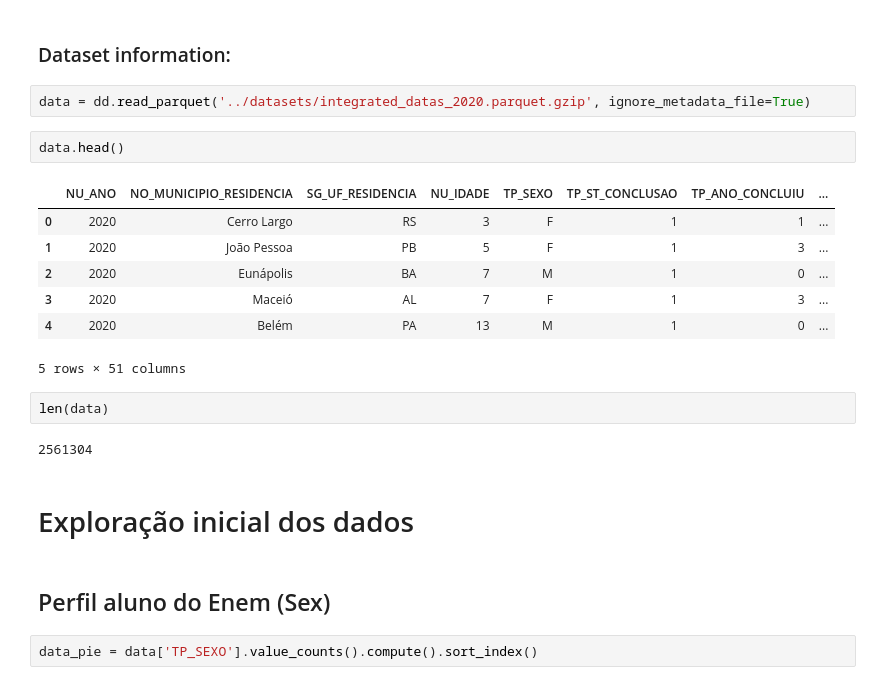
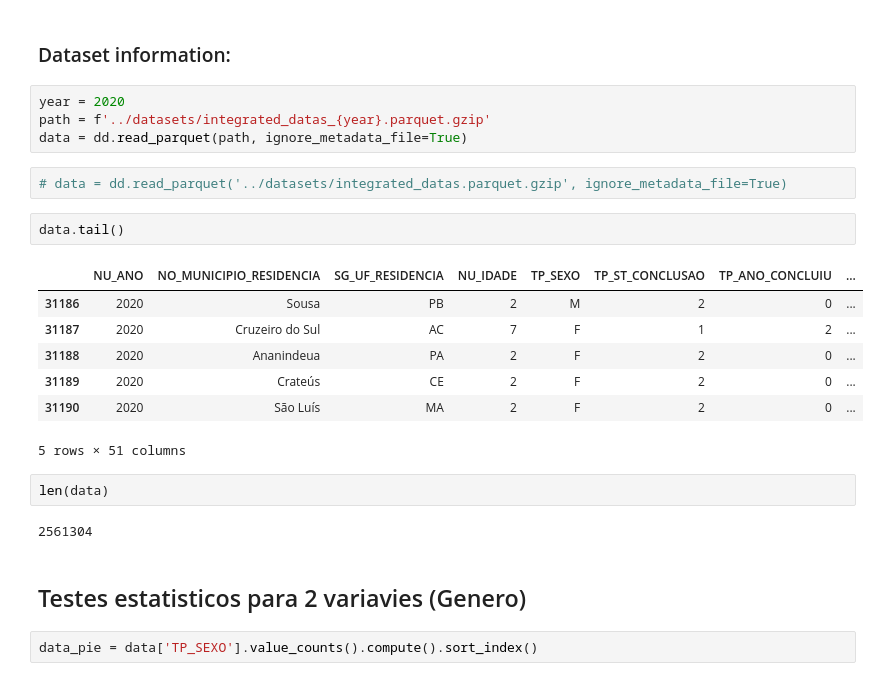
Before and after one commit to Chrystinne/enem, a Jupyter notebook: notebooks/statistical_tests_gender.ipynb, the cells around one changed output. Saved outputs shown, nothing was run; the diff lists cells and outputs as text.

```diff
--- a/notebooks/statistical_tests_gender.ipynb
+++ b/notebooks/statistical_tests_gender.ipynb
@@ -28,26 +28,28 @@ from scipy import stats
 # Carregando os dados
 # %% [markdown]
 ### Dataset information:
+# %%
+year = 2020
+path = f'../datasets/integrated_datas_{year}.parquet.gzip'
+data = dd.read_parquet(path, ignore_metadata_file=True)
 # %%
-data = dd.read_parquet('../datasets/integrated_datas_2020.parquet.gzip', ignore_metadata_file=True)
+# data = dd.read_parquet('../datasets/integrated_datas.parquet.gzip', ignore_metadata_file=True)
 # %%
-data.head()
+data.tail()
 # %% [output]
 |  | NU_ANO | NO_MUNICIPIO_RESIDENCIA | SG_UF_RESIDENCIA | NU_IDADE | TP_SEXO | TP_ST_CONCLUSAO | TP_ANO_CONCLUIU | ... |
-| 0 | 2020 | Cerro Largo | RS | 3 | F | 1 | 1 | ... |
-| 1 | 2020 | João Pessoa | PB | 5 | F | 1 | 3 | ... |
-| 2 | 2020 | Eunápolis | BA | 7 | M | 1 | 0 | ... |
-| 3 | 2020 | Maceió | AL | 7 | F | 1 | 3 | ... |
-| 4 | 2020 | Belém | PA | 13 | M | 1 | 0 | ... |
+| 31186 | 2020 | Sousa | PB | 2 | M | 2 | 0 | ... |
+| 31187 | 2020 | Cruzeiro do Sul | AC | 7 | F | 1 | 2 | ... |
+| 31188 | 2020 | Ananindeua | PA | 2 | F | 2 | 0 | ... |
+| 31189 | 2020 | Crateús | CE | 2 | F | 2 | 0 | ... |
+| 31190 | 2020 | São Luís | MA | 2 | F | 2 | 0 | ... |
 5 rows × 51 columns
 # %%
 len(data)
 # %% [output]
 2561304
-# %% [markdown]
-# Exploração inicial dos dados
 # %% [markdown]
-## Perfil aluno do Enem (Sex)
+## Testes estatisticos para 2 variavies (Genero)
 # %%
 data_pie = data['TP_SEXO'].value_counts().compute().sort_index()
 # %%
```
Also changed, not shown: parts of 9 cells of this notebook.
